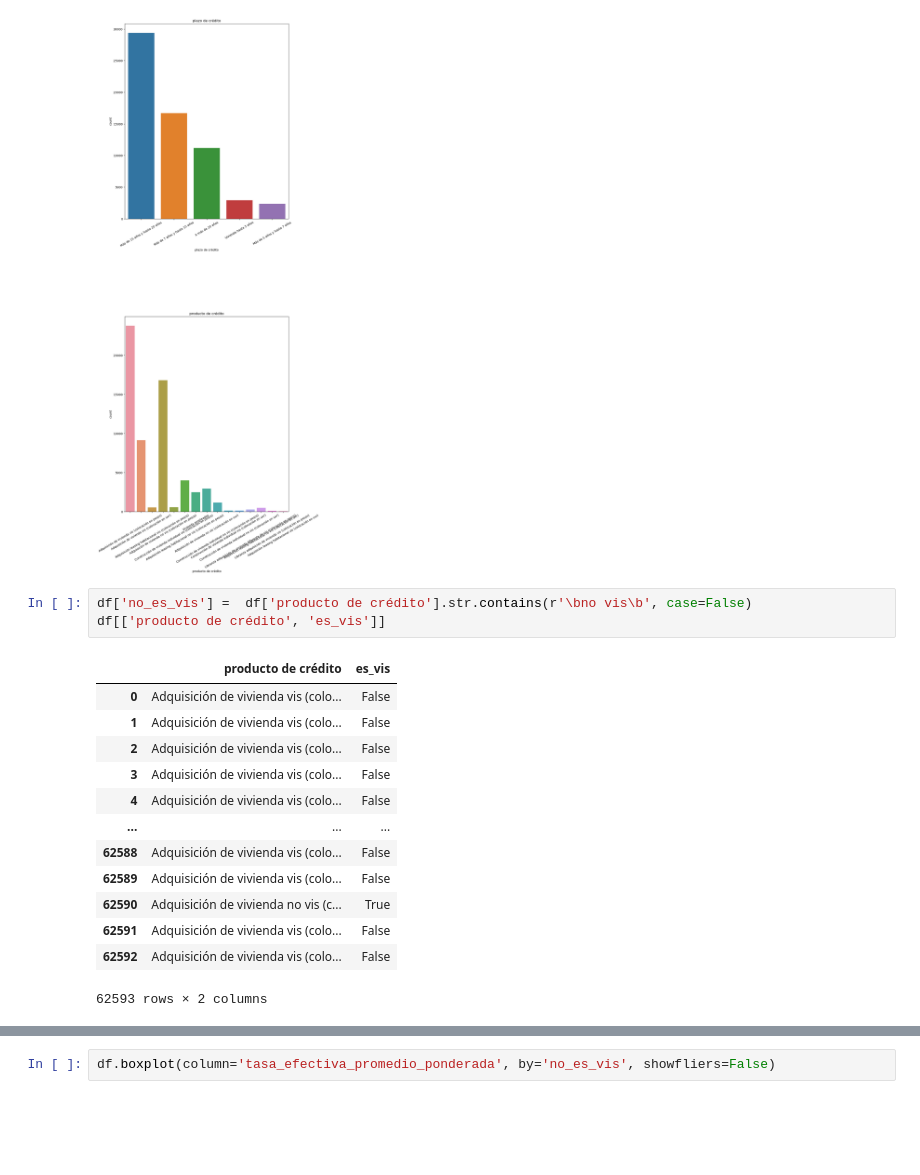
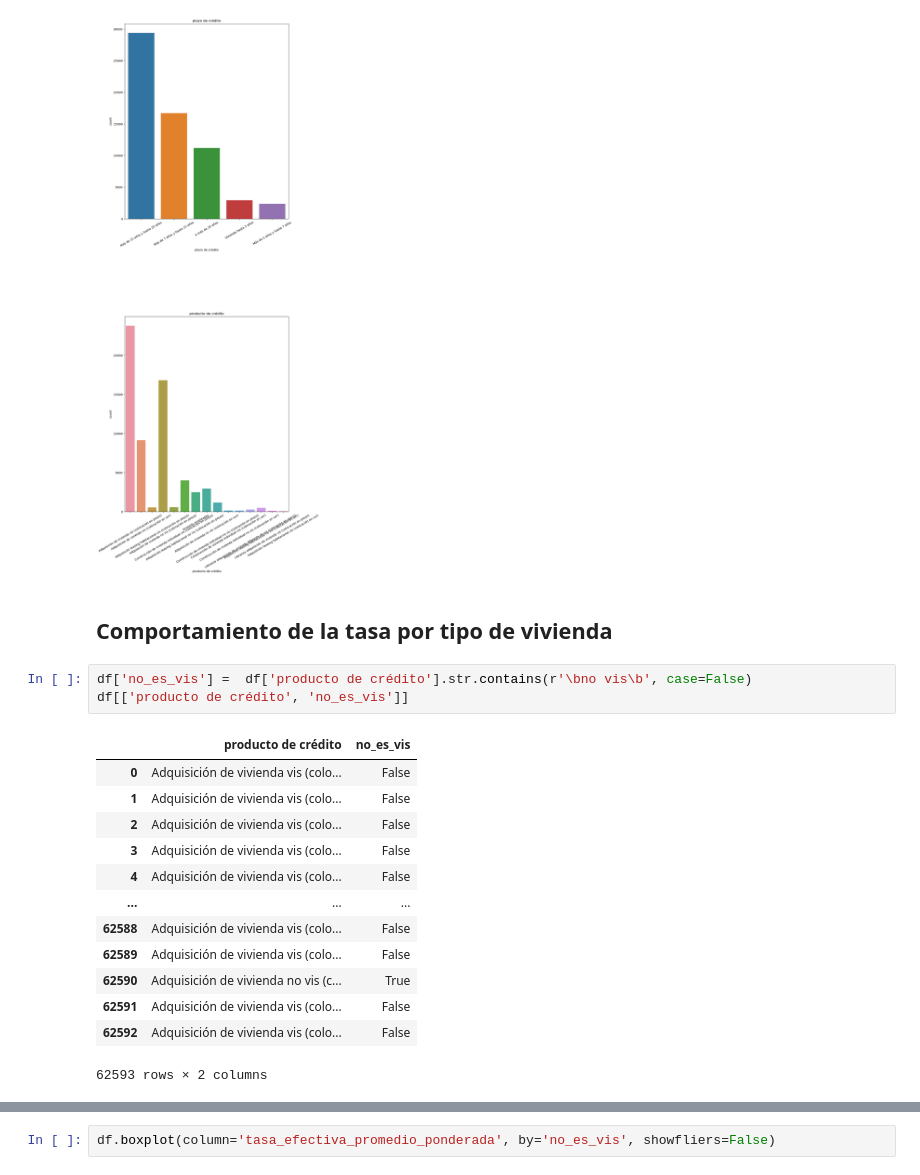
Before and after one commit to rlastralop/UDEA_Fundamentos, a Jupyter notebook: trabajo.ipynb, the cells around one changed output, grey strips where cells are left out. Saved outputs shown, nothing was run; the diff lists cells and outputs as text; blank space fills up the shorter version.

```diff
--- a/trabajo.ipynb
+++ b/trabajo.ipynb
@@ -190,11 +216,13 @@ for i, col in enumerate(col_cat):
   ax[i].set_xticklabels(ax[i].get_xticklabels(),rotation=30)
 # %% [output]
 [figure]
+# %% [markdown]
+## Comportamiento de la tasa por tipo de vivienda
 # %%
 df['no_es_vis'] =  df['producto de crédito'].str.contains(r'\bno vis\b', case=False)
-df[['producto de crédito', 'es_vis']]
+df[['producto de crédito', 'no_es_vis']]
 # %% [output]
-|  | producto de crédito | es_vis |
+|  | producto de crédito | no_es_vis |
 | 0 | Adquisición de vivienda vis (colo... | False |
 | 1 | Adquisición de vivienda vis (colo... | False |
 | 2 | Adquisición de vivienda vis (colo... | False |
```
Also changed, not shown: parts of 27 cells of this notebook.
